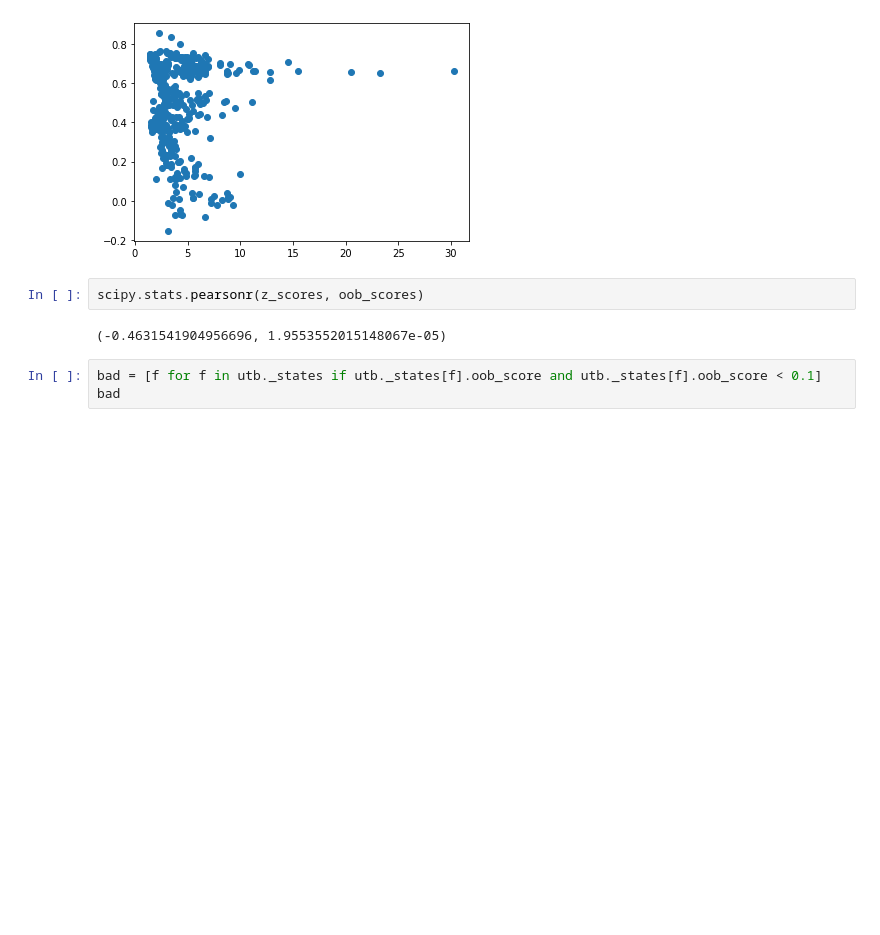
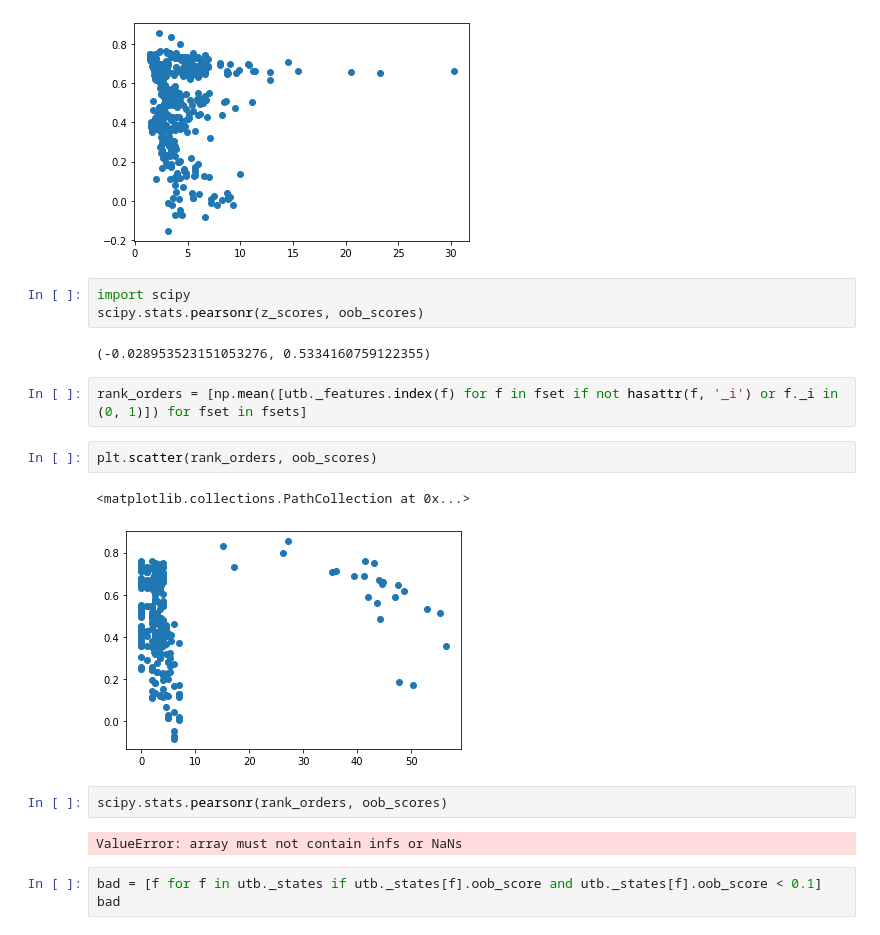
Before and after one commit to petervdonovan/CitationParser, a Jupyter notebook: UncertainTaggerBuilderTest.ipynb, the cells around one changed output. Saved outputs shown, nothing was run; the diff lists cells and outputs as text; blank space fills up the shorter version.

```diff
--- a/UncertainTaggerBuilderTest.ipynb
+++ b/UncertainTaggerBuilderTest.ipynb
@@ -234,10 +236,22 @@ plt.scatter(z_scores, oob_scores);
 got 465 fsets
 got z scores
 [figure]
+# %%
+import scipy
+scipy.stats.pearsonr(z_scores, oob_scores)
+# %% [output]
+(-0.028953523151053276, 0.5334160759122355)
+# %%
+rank_orders = [np.mean([utb._features.index(f) for f in fset if not hasattr(f, '_i') or f._i in (0, 1)]) for fset in fsets]
+# %%
+plt.scatter(rank_orders, oob_scores)
+# %% [output]
+<matplotlib.collections.PathCollection at 0x...>
+[figure, added]
 # %%
-scipy.stats.pearsonr(z_scores, oob_scores)
+scipy.stats.pearsonr(rank_orders, oob_scores)
 # %% [output]
-(-0.4631541904956696, 1.9553552015148067e-05)
+ValueError: array must not contain infs or NaNs
 # %%
 bad = [f for f in utb._states if utb._states[f].oob_score and utb._states[f].oob_score < 0.1]
 bad
```
Also changed, not shown: parts of 3 cells of this notebook, 2 other files.
